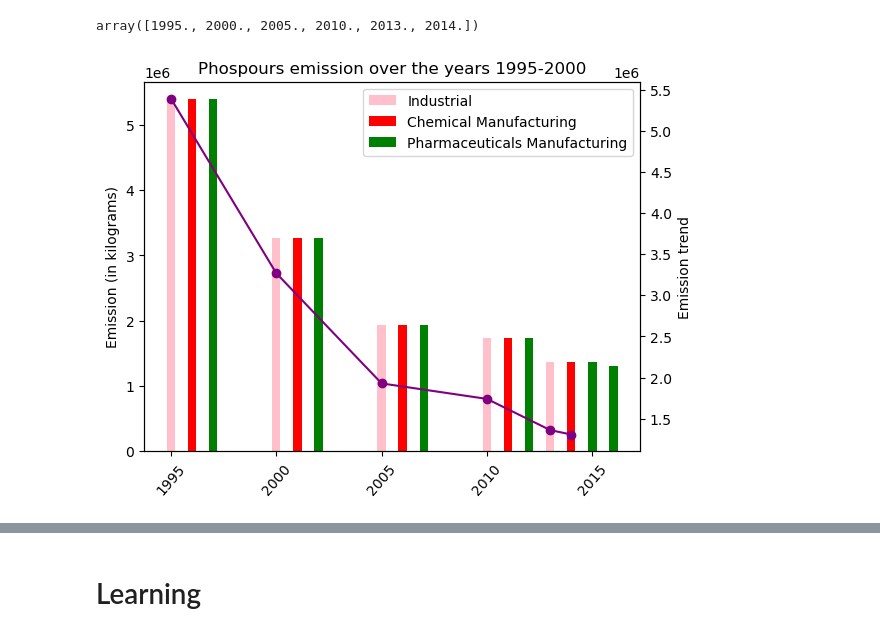
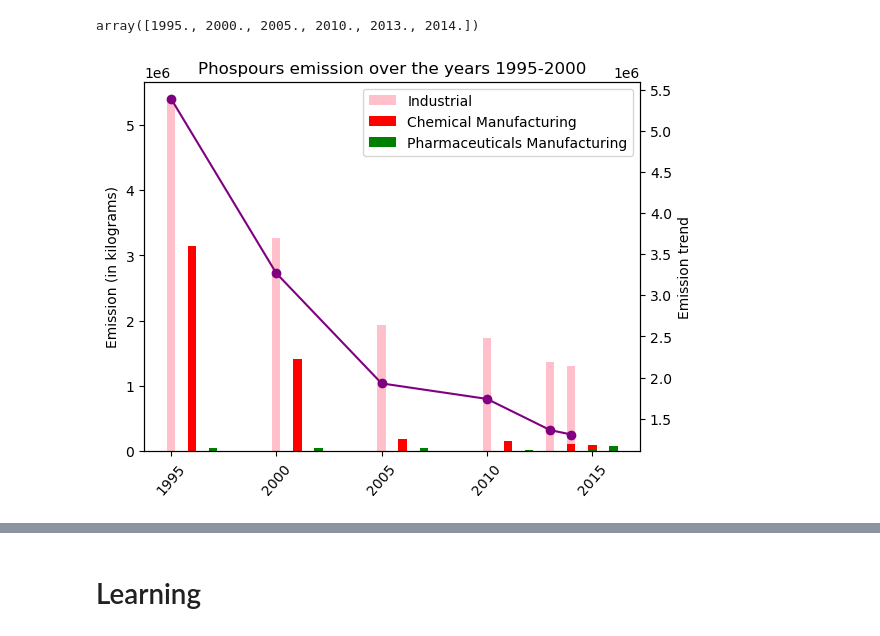
Before and after one commit to imbilalbutt/made-template-ws2324, a Jupyter notebook: project/data_exploration.ipynb, the cells around one changed output, grey strips where cells are left out. Cells and saved outputs as stored; diff of their text form; code cells hidden in the pictures.

Commit message:
remaing: plot by index -- curve plot

```diff
--- a/project/data_exploration.ipynb
+++ b/project/data_exploration.ipynb
@@ -951,20 +951,22 @@ array([1995., 2000., 2005., 2010., 2013., 2014.])
 # %%
 fig, ax1 = plt.subplots()
 
 ax1.bar(df_water.Year.unique()[:], Phosphorus[Phosphorus.index == 'Industrial'].Phosphorus[:],  0.4, label='Industrial', color='pink')
-ax1.bar(df_water.Year.unique()[:]+1, Phosphorus[Phosphorus.index == 'Industrial'].Phosphorus[:],  0.4, label='Chemical Manufacturing', color='red')
-ax1.bar(df_water.Year.unique()[:]+2, Phosphorus[Phosphorus.index == 'Industrial'].Phosphorus[:],  0.4, label='Pharmaceuticals Manufacturing', color='green')
+ax1.bar(df_water.Year.unique()[:]+1, Phosphorus[Phosphorus.index == 'Chemical Manufacturing'].Phosphorus[:],  0.4, label='Chemical Manufacturing', color='red')
+ax1.bar(df_water.Year.unique()[:]+2, Phosphorus[Phosphorus.index == 'Pharmaceuticals Manufacturing'].Phosphorus[:],  0.4, label='Pharmaceuticals Manufacturing', color='green')
 plt.legend()
 plt.title('Phospours emission over the years 1995-2000')
 plt.ylabel('Emission (in kilograms)')
 plt.xticks(rotation=49)
 
 ax2 = ax1.twinx()
 
 ax2.plot(df_water.Year.unique(), Phosphorus[Phosphorus.index == 'Industrial'].Phosphorus[:], 'o-', color='purple')
+# ax2.plot(df_water.Year.unique(), Phosphorus[Phosphorus.index == 'Chemical Manufacturing'].Phosphorus[:], 'o-', color='purple')
+# ax2.plot(df_water.Year.unique(), Phosphorus[Phosphorus.index == 'Pharmaceuticals Manufacturing'].Phosphorus[:], 'o-', color='purple')
 ax2.set_ylabel('Emission trend')
 
 # fig.tight_layout()
 plt.show()
 # %% [output]
-[figure, old version]
+[figure, new version]
```
Also changed, not shown: parts of 4 cells of this notebook.
